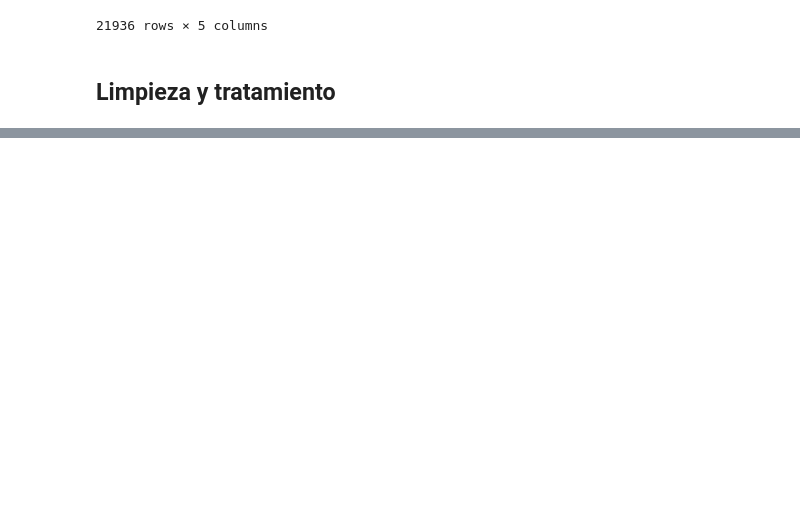
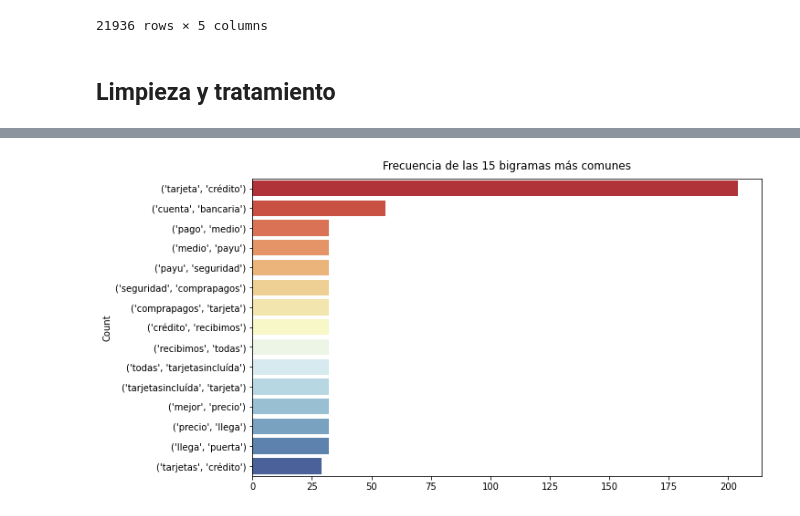
Before and after one commit to alondraSanchezM/Social-Insights, a Jupyter notebook: analitica.ipynb, the cells around one changed output, grey strips where cells are left out. Drawn from its saved outputs; the diff is of its cells as text; code cells hidden in the pictures; blank space fills up the shorter version.

```diff
--- a/analitica.ipynb
+++ b/analitica.ipynb
@@ -67,0 +246,14 @@ df_socialMedia_clean.to_csv('Datasets/df_socialMedia_clean.csv', sep=',', index=
+# %%
+text = nltk.Text(all_words_stop)
+freq_dist_bigrams = nltk.FreqDist(list(nltk.bigrams(text)))
+most_common_20 = np.array(list(map(lambda x: list(x), freq_dist_bigrams.most_common(15))))
+
+fig = plt.figure(figsize=(10, 6))
+ax = fig.add_subplot()
+
+sns.barplot(most_common_20[:, 1].astype(int), most_common_20[:, 0], ax=ax, palette='RdYlBu', orient='h');
+ax.set_title('Frecuencia de las 15 bigramas más comunes', pad=10)
+ax.set_ylabel('Count')
+ax.tick_params(axis='x')
+# %% [output]
+[figure, added]
```
Also changed, not shown: parts of 23 cells of this notebook.
